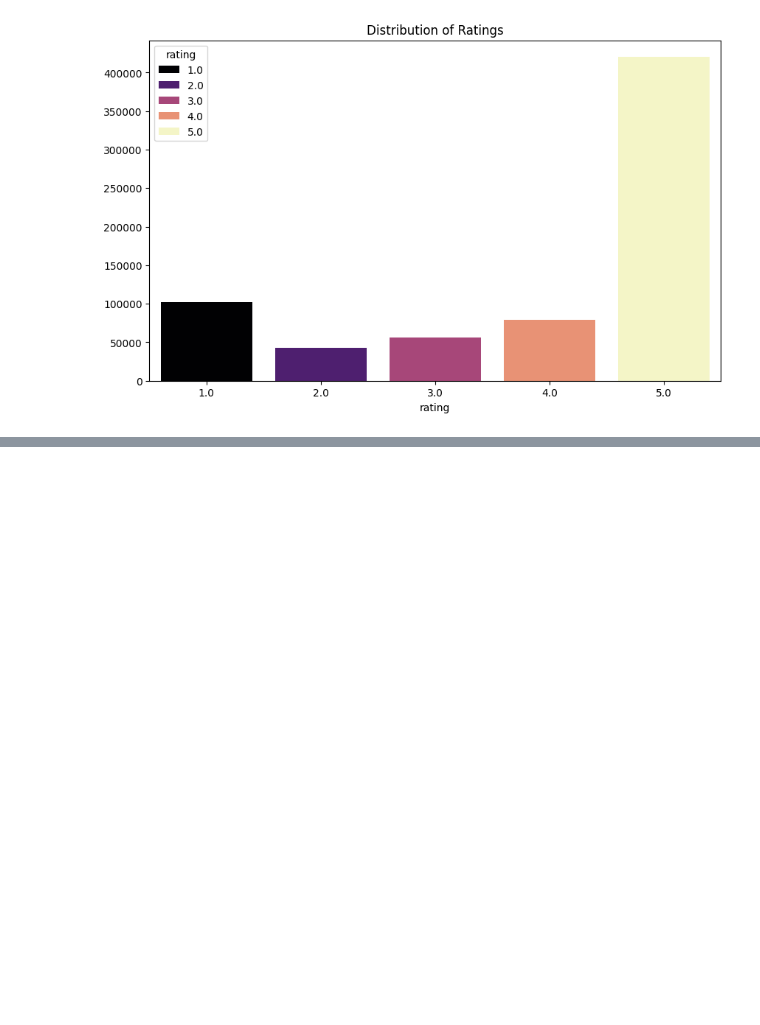
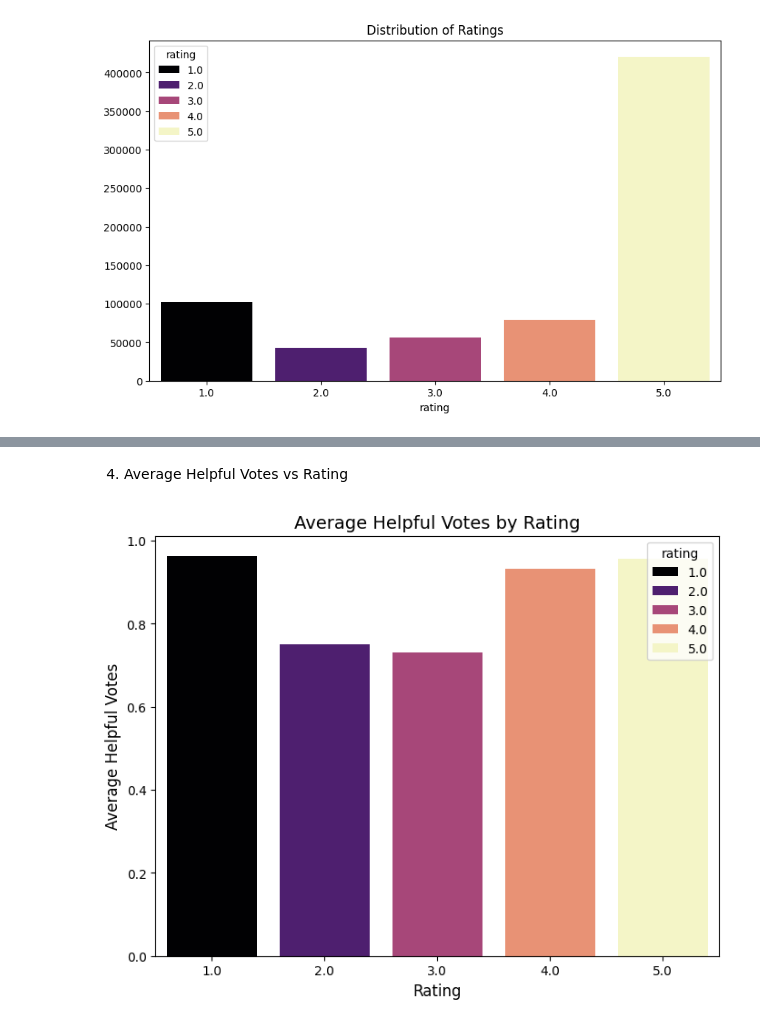
Before and after one commit to olivemideva/Fake-Reviews, a Jupyter notebook: fake_reviews.ipynb, the cells around one changed output, grey strips where cells are left out. Drawn from its saved outputs; the diff is of its cells as text; code cells hidden in the pictures; blank space fills up the shorter version.

```diff
--- a/fake_reviews.ipynb
+++ b/fake_reviews.ipynb
@@ -138,0 +366,13 @@ plt.show()
+# %% [markdown]
+4. Average Helpful Votes vs Rating
+# %%
+avg_helpful_votes = df.groupby('rating')['helpful_vote'].mean().reset_index()
+
+plt.figure(figsize=(8, 6))
+sns.barplot(x='rating', y='helpful_vote', data=avg_helpful_votes, hue='rating', palette='magma')
+plt.title('Average Helpful Votes by Rating', fontsize=14)
+plt.xlabel('Rating', fontsize=12)
+plt.ylabel('Average Helpful Votes', fontsize=12)
+plt.show()
+# %% [output]
+[figure, added]
```
Also changed, not shown: parts of 40 cells of this notebook.
